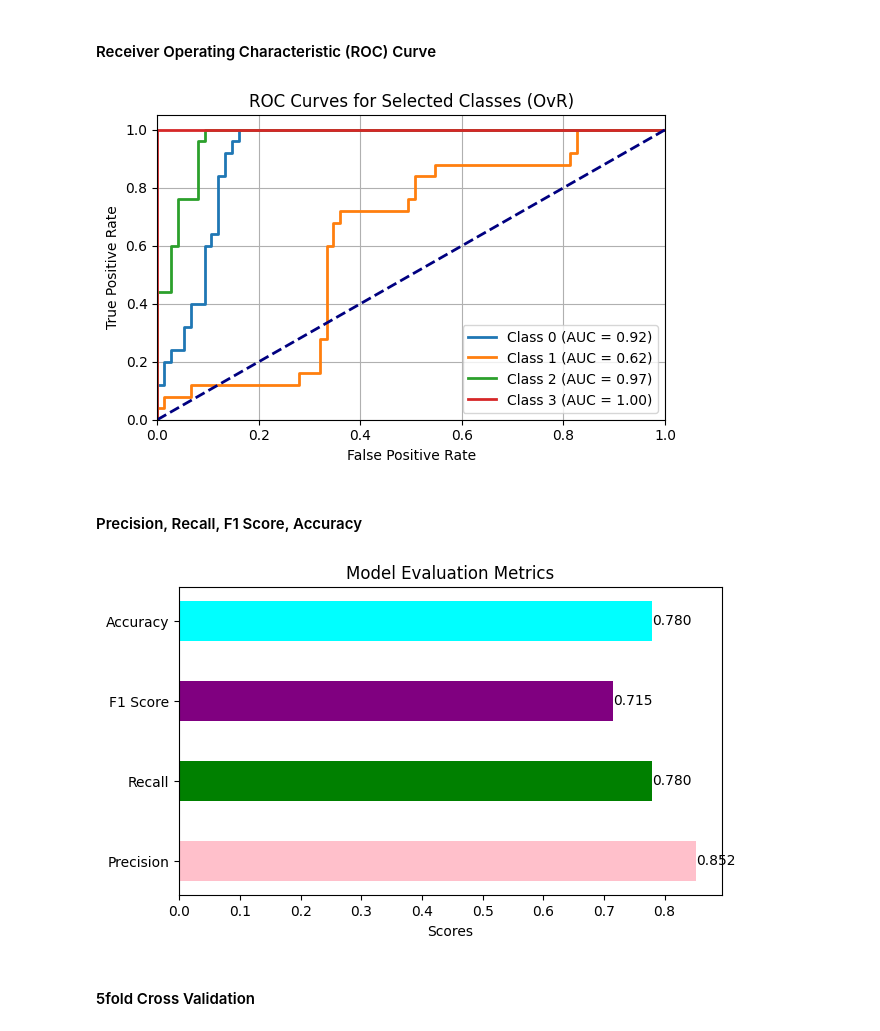
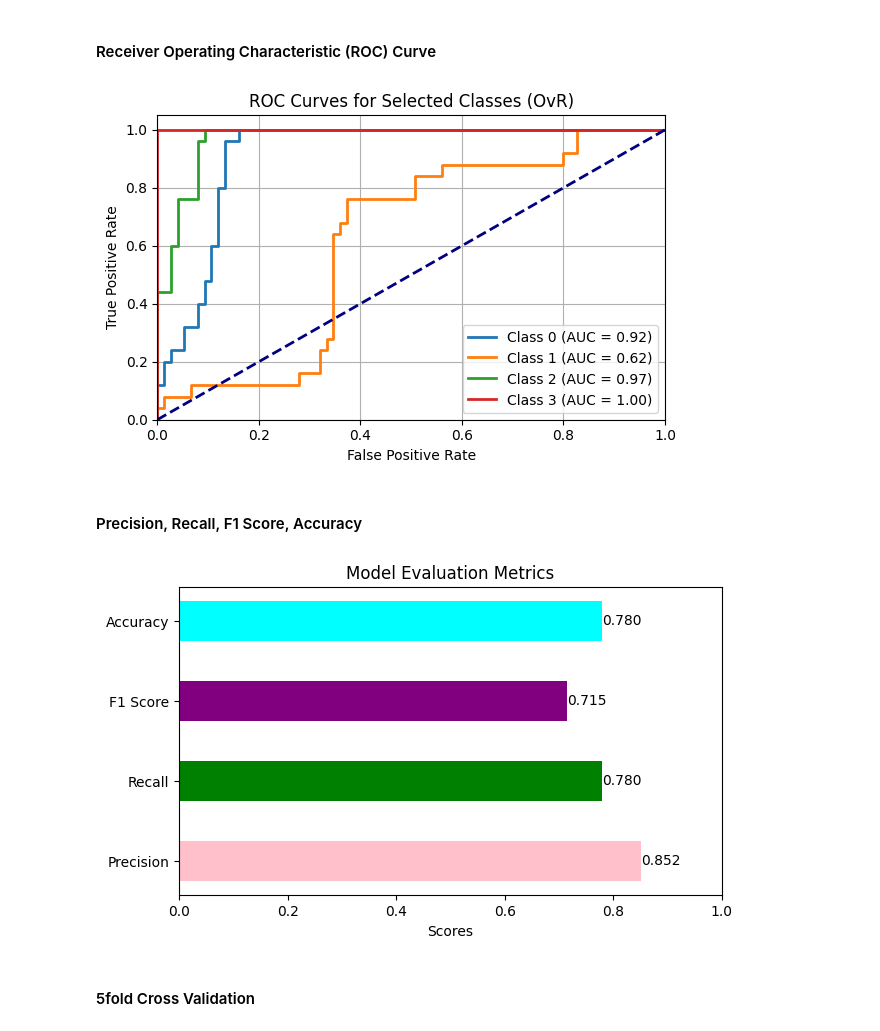
Before and after one commit to SarantisPapachrist/Diploma-Thesis, a Jupyter notebook: PV_dataset/Logistic-Regression.ipynb, the cells around one changed output. Saved outputs shown, nothing was run; the diff lists cells and outputs as text; code cells hidden in the pictures.

```diff
--- a/PV_dataset/Logistic-Regression.ipynb
+++ b/PV_dataset/Logistic-Regression.ipynb
@@ -33,7 +35,10 @@ log_reg = LogisticRegression(
     penalty = 'l1'
 )
 
-log_reg.fit(X_train_scaled, y_train)
+# Convert the target variable to a 1D array using ravel()
+y_train_array = y_train.values.ravel()
+
+log_reg.fit(X_train_scaled, y_train_array)
 # %% [output]
 LogisticRegression(C=10, max_iter=1000, penalty='l1', solver='liblinear')
 # %% [markdown]
@@ -42,7 +47,7 @@ LogisticRegression(C=10, max_iter=1000, penalty='l1', solver='liblinear')
 multiclass_model = OneVsRestClassifier(log_reg)
 
 # Train the multiclass classifier
-multiclass_model.fit(X_train_scaled, y_train)
+multiclass_model.fit(X_train_scaled, y_train_array)
 # %% [output]
 OneVsRestClassifier(estimator=LogisticRegression(C=10, max_iter=1000,
                                                  penalty='l1',
@@ -190,29 +193,30 @@ plt.grid(True)
 plt.tight_layout()
 plt.show()
 # %% [output]
-[figure, old version]
+[figure, new version]
 # %% [markdown]
 #### Precision, Recall, F1 Score, Accuracy
 # %%
 fig, ax = plt.subplots(figsize=(7, 4))
 metrics = ['Precision', 'Recall', 'F1 Score', 'Accuracy']
-scores = [precision_test, recall_test, f1_test, accuracy_test]
+scores = [multi_precision_test, multi_recall_test, multi_f1_test, multi_accuracy_test]
 bar_width = 0.5
 
 # Plot horizontal bars
 bars = ax.barh(metrics, scores, height=bar_width, color = ['pink', 'green', 'purple', 'cyan'])
 
 # Display actual values
 for bar in bars:
     plt.text(bar.get_width(), bar.get_y() + bar.get_height() / 2, f'{bar.get_width():.3f}',
              va='center', ha='left', color='black')
 
 ax.set_xlabel('Scores')
 ax.set_title('Model Evaluation Metrics')
 
+ax.set_xlim(0, 1)
 plt.show()
 # %% [output]
-[figure, old version]
+[figure, new version]
 # %% [markdown]
 #### 5fold Cross Validation
 # %%
```
Also changed, not shown: parts of 5 cells of this notebook.
